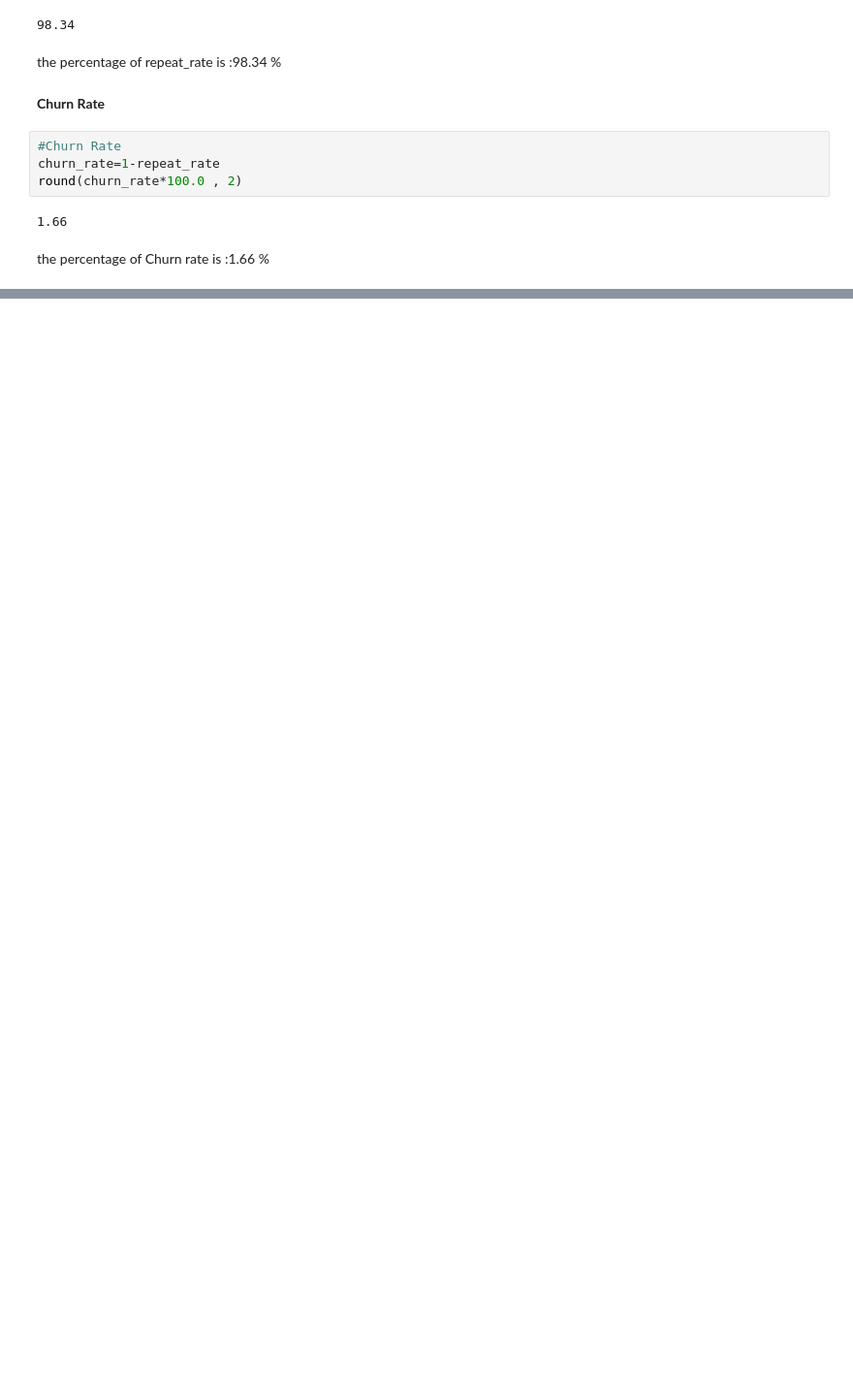
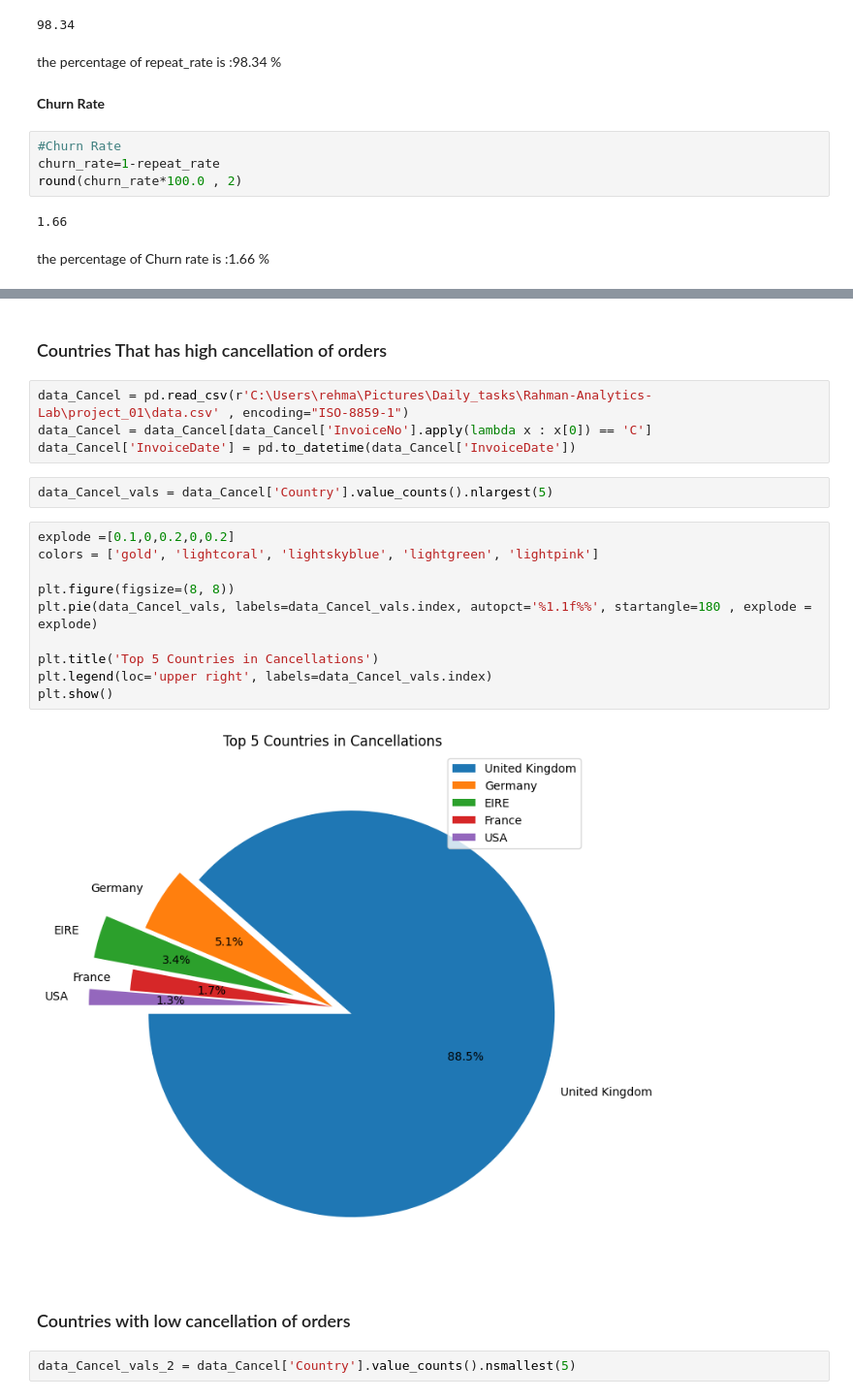
Before and after one commit to Rehman-Shaikh/Rahman-Analytics-Lab, a Jupyter notebook: project_01/project_01.ipynb, the cells around one changed output, grey strips where cells are left out. Shown at 97% size. Drawn from its saved outputs; the diff is of its cells as text; blank space fills up the shorter version.

```diff
--- a/project_01/project_01.ipynb
+++ b/project_01/project_01.ipynb
@@ -140,0 +227,24 @@ the percentage of Churn rate is :1.66 %
+# %% [markdown]
+### Countries That has high cancellation of orders
+# %%
+data_Cancel = pd.read_csv(r'C:\Users\rehma\Pictures\Daily_tasks\Rahman-Analytics-Lab\project_01\data.csv' , encoding="ISO-8859-1")
+data_Cancel = data_Cancel[data_Cancel['InvoiceNo'].apply(lambda x : x[0]) == 'C']
+data_Cancel['InvoiceDate'] = pd.to_datetime(data_Cancel['InvoiceDate'])
+# %%
+data_Cancel_vals = data_Cancel['Country'].value_counts().nlargest(5)
+# %%
+explode =[0.1,0,0.2,0,0.2]
+colors = ['gold', 'lightcoral', 'lightskyblue', 'lightgreen', 'lightpink']
+
+plt.figure(figsize=(8, 8))
+plt.pie(data_Cancel_vals, labels=data_Cancel_vals.index, autopct='%1.1f%%', startangle=180 , explode = explode)
+
+plt.title('Top 5 Countries in Cancellations')
+plt.legend(loc='upper right', labels=data_Cancel_vals.index)
+plt.show()
+# %% [output]
+[figure, added]
+# %% [markdown]
+### Countries with low cancellation of orders
+# %%
+data_Cancel_vals_2 = data_Cancel['Country'].value_counts().nsmallest(5)
```
Also changed, not shown: parts of 58 cells of this notebook, 1 other file.
